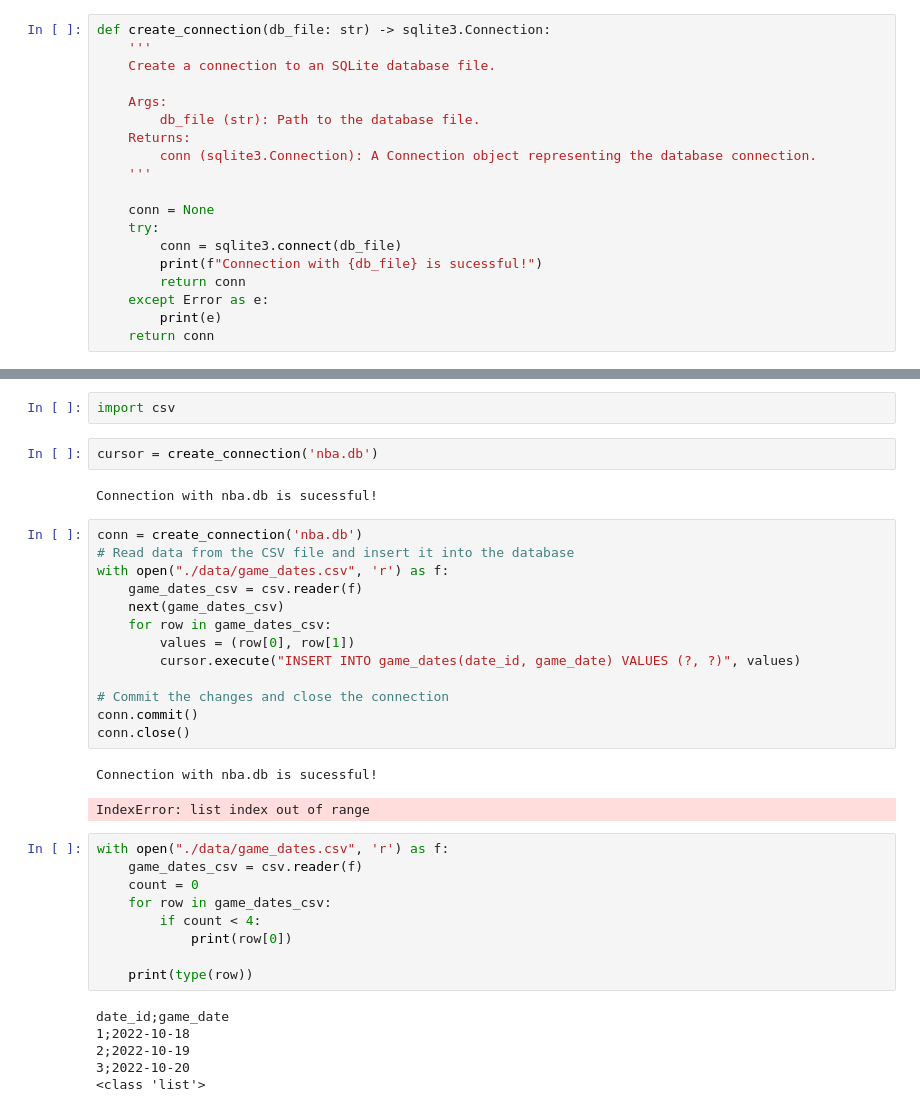
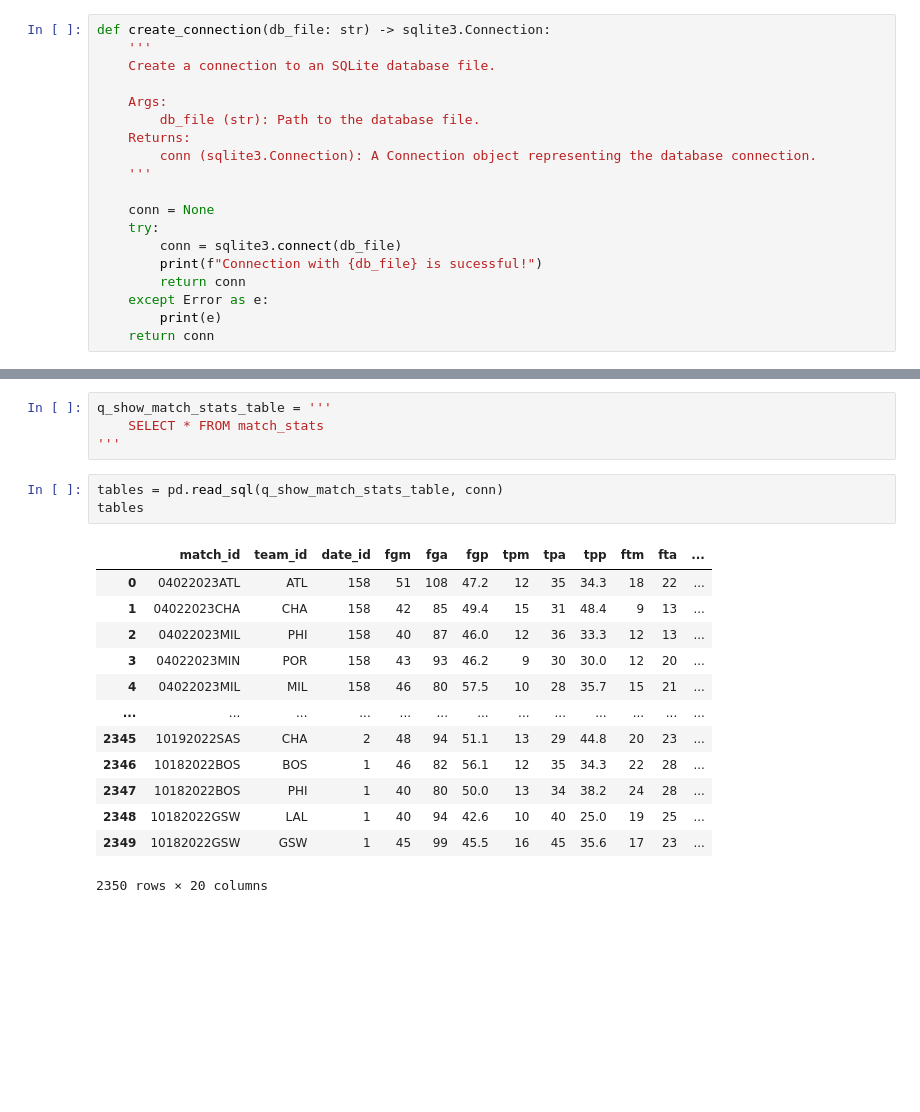
Before and after one commit to AlexandruNitulescu/nba_visualizer_py, a Jupyter notebook: database.ipynb, the cells around one changed output, grey strips where cells are left out. Saved outputs shown, nothing was run; the diff lists cells and outputs as text; blank space fills up the shorter version.

```diff
--- a/database.ipynb
+++ b/database.ipynb
@@ -48,37 +385,21 @@ cursor.close()
-# %%
-import csv
-# %%
-cursor = create_connection('nba.db')
-# %% [output]
-Connection with nba.db is sucessful!
-# %%
-conn = create_connection('nba.db')
-# Read data from the CSV file and insert it into the database
-with open("./data/game_dates.csv", 'r') as f:
-    game_dates_csv = csv.reader(f)
-    next(game_dates_csv)
-    for row in game_dates_csv:
-        values = (row[0], row[1])
-        cursor.execute("INSERT INTO game_dates(date_id, game_date) VALUES (?, ?)", values)
-
-# Commit the changes and close the connection
-conn.commit()
-conn.close()
-# %% [output]
-Connection with nba.db is sucessful!
-IndexError: list index out of range
-# %%
-with open("./data/game_dates.csv", 'r') as f:
-    game_dates_csv = csv.reader(f)
-    count = 0
-    for row in game_dates_csv:
-        if count < 4:
-            print(row[0])
-
-    print(type(row))
-# %% [output]
-date_id;game_date
-1;2022-10-18
-2;2022-10-19
-3;2022-10-20
-<class 'list'>
+# %%
+q_show_match_stats_table = '''
+    SELECT * FROM match_stats
+'''
+# %%
+tables = pd.read_sql(q_show_match_stats_table, conn)
+tables
+# %% [output]
+|  | match_id | team_id | date_id | fgm | fga | fgp | tpm | tpa | tpp | ftm | fta | ... |
+| 0 | 04022023ATL | ATL | 158 | 51 | 108 | 47.2 | 12 | 35 | 34.3 | 18 | 22 | ... |
+| 1 | 04022023CHA | CHA | 158 | 42 | 85 | 49.4 | 15 | 31 | 48.4 | 9 | 13 | ... |
+| 2 | 04022023MIL | PHI | 158 | 40 | 87 | 46.0 | 12 | 36 | 33.3 | 12 | 13 | ... |
+| 3 | 04022023MIN | POR | 158 | 43 | 93 | 46.2 | 9 | 30 | 30.0 | 12 | 20 | ... |
+| 4 | 04022023MIL | MIL | 158 | 46 | 80 | 57.5 | 10 | 28 | 35.7 | 15 | 21 | ... |
+| ... | ... | ... | ... | ... | ... | ... | ... | ... | ... | ... | ... | ... |
+| 2345 | 10192022SAS | CHA | 2 | 48 | 94 | 51.1 | 13 | 29 | 44.8 | 20 | 23 | ... |
+| 2346 | 10182022BOS | BOS | 1 | 46 | 82 | 56.1 | 12 | 35 | 34.3 | 22 | 28 | ... |
+| 2347 | 10182022BOS | PHI | 1 | 40 | 80 | 50.0 | 13 | 34 | 38.2 | 24 | 28 | ... |
+| 2348 | 10182022GSW | LAL | 1 | 40 | 94 | 42.6 | 10 | 40 | 25.0 | 19 | 25 | ... |
+| 2349 | 10182022GSW | GSW | 1 | 45 | 99 | 45.5 | 16 | 45 | 35.6 | 17 | 23 | ... |
+2350 rows × 20 columns
```
Also changed, not shown: parts of 41 cells of this notebook, 12 other files.
